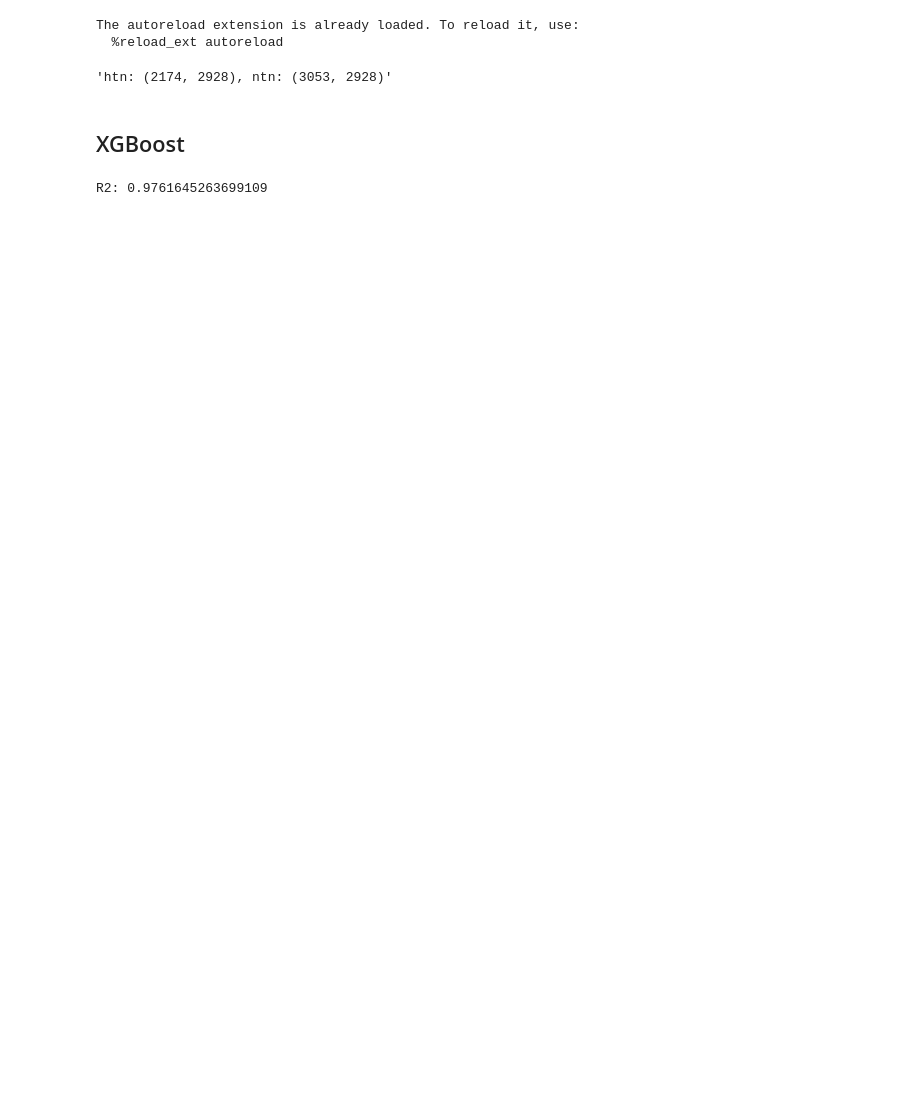
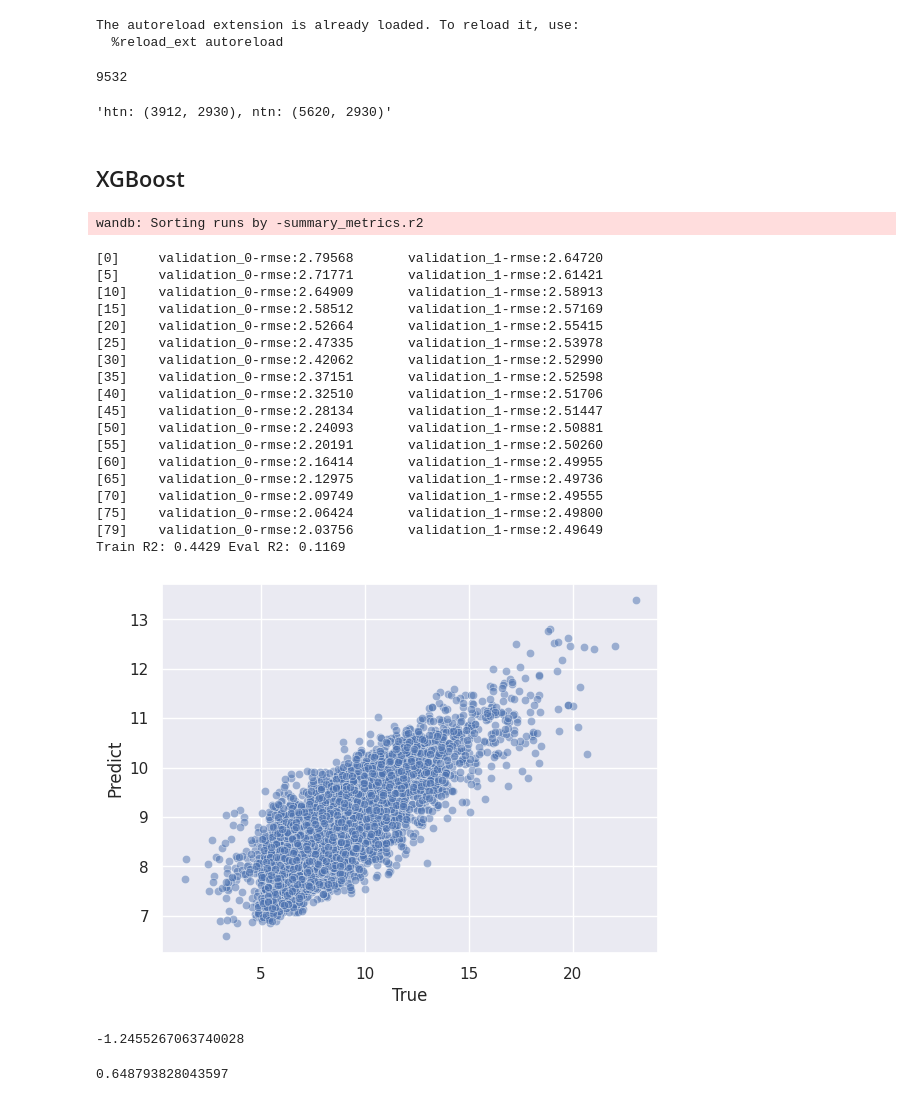
Before and after one commit to ipolharvard/biobank_olink, a Jupyter notebook: notebooks/data_asi.ipynb, the cells around one changed output. Drawn from its saved outputs; the diff is of its cells as text; code cells hidden in the pictures; blank space fills up the shorter version.

```diff
--- a/notebooks/data_asi.ipynb
+++ b/notebooks/data_asi.ipynb
@@ -23,21 +37,30 @@ coding = pl.read_csv(nb_data / "coding143.tsv", separator="\t").with_columns(
     pl.col("meaning").str.split(";").list.get(0).alias("meaning"),
 )
 df = (
-    pl.scan_parquet(nb_data / "Olink whole dataset long format ASI_*.parquet")
+    pl.scan_parquet(nb_data / "olink_population_ASI_only_*.parquet")
     .select(cols)
     .filter(pl.col("ASI").is_not_null(), pl.col("HTNgroup") != 2)
     .with_columns(
-        pl.col("protein_id").replace_strict(coding["coding"], coding["meaning"],
-                                            return_dtype=pl.String)
+        pl.col("protein_id").replace_strict(
+            coding["coding"], coding["meaning"], return_dtype=pl.String
+        )
     )
 ).collect()
 
 df = df.pivot(on="protein_id", index=index_cols, values="result")
+df = df.with_columns(
+    df["Smokinstatus"].to_dummies(drop_first=True)
+).drop("Smokinstatus").filter(
+    pl.col("ASI") < 25
+)
+len(df)
+# %% [output]
+9532
 # %%
 df_htn = df.filter(pl.col("HTNgroup") == 1).select(pl.exclude("HTNgroup")).to_pandas()
 df_ntn = df.filter(pl.col("HTNgroup") == 0).select(pl.exclude("HTNgroup")).to_pandas()
 
 "htn: {}, ntn: {}".format(df_htn.shape, df_ntn.shape)
 # %% [output]
-'htn: (2174, 2928), ntn: (3053, 2928)'
+'htn: (3912, 2930), ntn: (5620, 2930)'
 # %%
@@ -64,8 +116,47 @@ def train_xgb(x, y, n_estimators=40):
 # %% [markdown]
 ## XGBoost
 # %%
-x, y = df_ntn.drop("ASI", axis=1), df_ntn["ASI"]
+x_ntn, y_ntn = df_ntn.drop("ASI", axis=1), df_ntn["ASI"]
 
-model = train_xgb(x, y)
+htn_sweep = wandb.Api().sweep("olink_asi_ntn/sh6dtmsj")
+best_run = htn_sweep.best_run(order="r2")
+model_ntn = train_xgb(x_ntn, y_ntn, best_run.config)
 # %% [output]
-R2: 0.9761645263699109
+wandb: Sorting runs by -summary_metrics.r2
+[0]     validation_0-rmse:2.79568       validation_1-rmse:2.64720
+[5]     validation_0-rmse:2.71771       validation_1-rmse:2.61421
+[10]    validation_0-rmse:2.64909       validation_1-rmse:2.58913
+[15]    validation_0-rmse:2.58512       validation_1-rmse:2.57169
+[20]    validation_0-rmse:2.52664       validation_1-rmse:2.55415
+[25]    validation_0-rmse:2.47335       validation_1-rmse:2.53978
+[30]    validation_0-rmse:2.42062       validation_1-rmse:2.52990
+[35]    validation_0-rmse:2.37151       validation_1-rmse:2.52598
+[40]    validation_0-rmse:2.32510       validation_1-rmse:2.51706
+[45]    validation_0-rmse:2.28134       validation_1-rmse:2.51447
+[50]    validation_0-rmse:2.24093       validation_1-rmse:2.50881
+[55]    validation_0-rmse:2.20191       validation_1-rmse:2.50260
+[60]    validation_0-rmse:2.16414       validation_1-rmse:2.49955
+[65]    validation_0-rmse:2.12975       validation_1-rmse:2.49736
+[70]    validation_0-rmse:2.09749       validation_1-rmse:2.49555
+[75]    validation_0-rmse:2.06424       validation_1-rmse:2.49800
+[79]    validation_0-rmse:2.03756       validation_1-rmse:2.49649
+Train R2: 0.4429 Eval R2: 0.1169
+[figure, added]
+# %%
+from sklearn.linear_model import LinearRegression
+
+x_ntn.fillna(x_ntn.mean(), inplace=True)
+x_ntn = (x_ntn - x_ntn.mean()) / x_ntn.std()
+
+X_train, X_eval, y_train, y_eval = train_test_split(x_ntn, y_ntn, test_size=0.1, random_state=42)
+
+estimator = LinearRegression()
+estimator.fit(X_train, y_train)
+
+estimator.score(X_eval, y_eval)
+# %% [output]
+-1.2455267063740028
+# %%
+estimator.score(X_train, y_train)
+# %% [output]
+0.648793828043597
```
Also changed, not shown: parts of 16 cells of this notebook, 1 other file.
